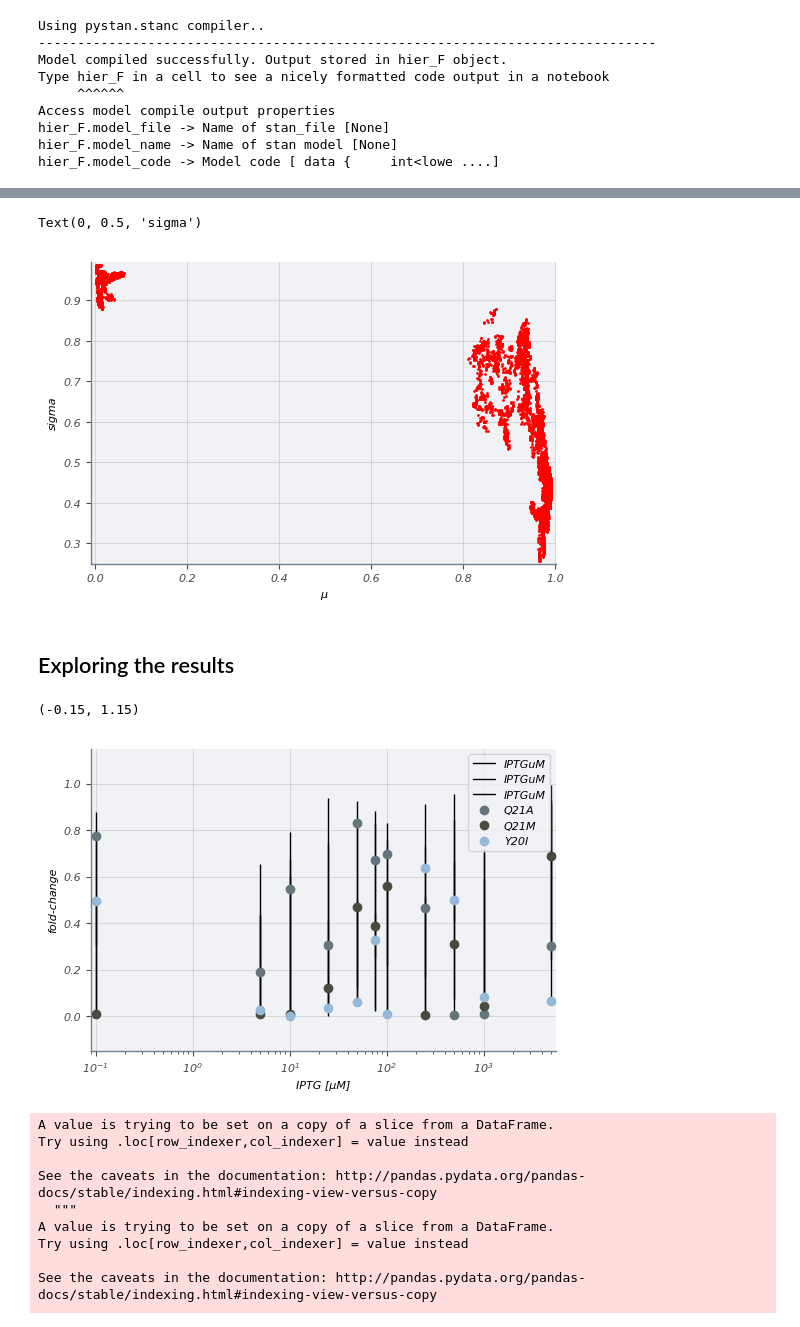
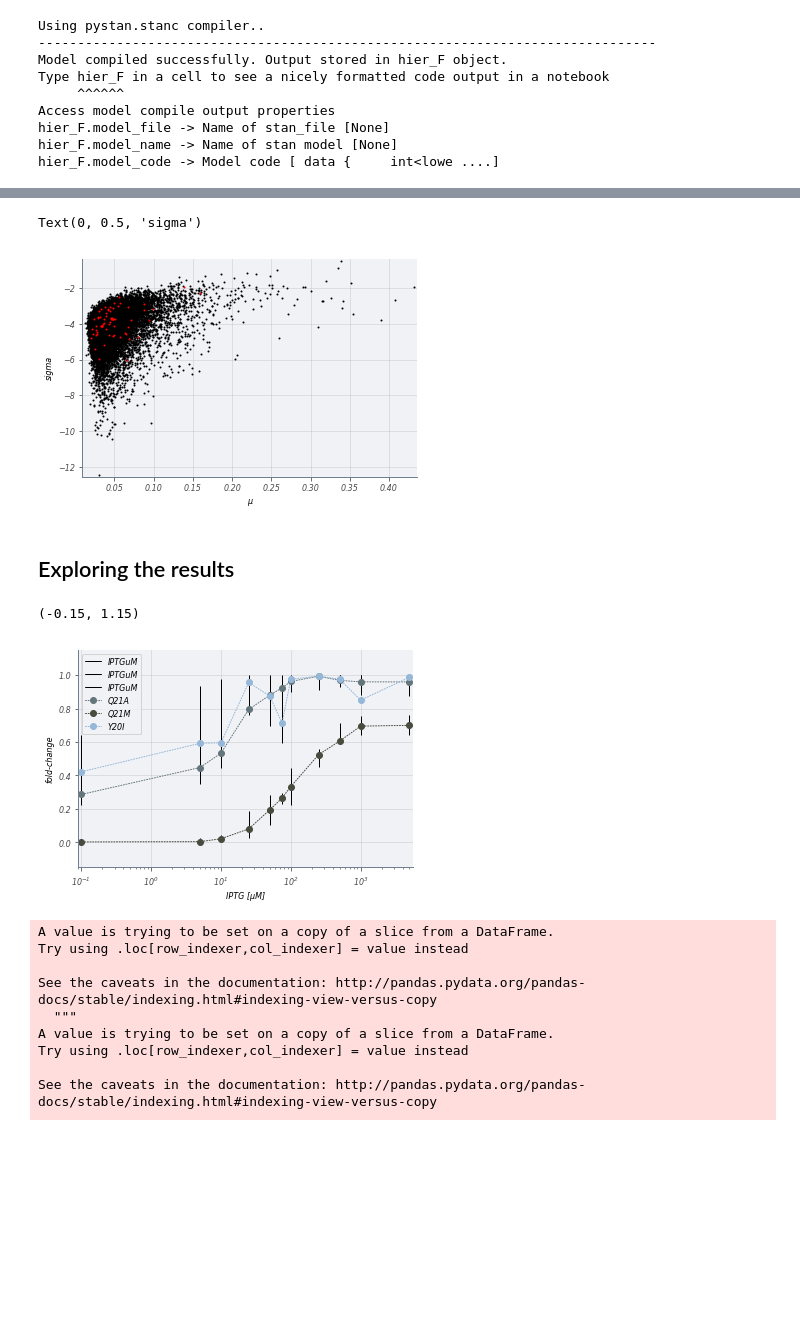
Before and after one commit to RPGroup-PBoC/mwc_mutants, a Jupyter notebook: code/analysis/hierarchical_f.ipynb, the cells around one changed output, grey strips where cells are left out. Cells and saved outputs as stored; diff of their text form; code cells hidden in the pictures; blank space fills up the shorter version.

Commit message:
Update before reworking models

```diff
--- a/code/analysis/hierarchical_f.ipynb
+++ b/code/analysis/hierarchical_f.ipynb
@@ -66,11 +61,14 @@ model = pystan.StanModel(model_code=hier_F.model_code)
 dfs = []
 grouped = data.groupby(['class', 'mutant', 'repressors', 'operator', 'IPTGuM'])
 _idx = 1
+idx_map = {}
 for g, d in grouped:
     d = d.copy()
     d['idx'] = _idx
     dfs.append(d)
+    idx_map[_idx] = g
     _idx += 1
+
 
 _data = pd.concat(dfs, sort=False)
 # Generate data dict
@@ -79,5 +77,5 @@ data_dict = {'N': len(_data),
              'idx':_data['idx'].astype(int),
              'obs_fc': _data['fold_change']}
 
-samples = model.sampling(data_dict, iter=5000, control=dict(adapt_delta=0.99))
+samples = model.sampling(data_dict, iter=8000, control=dict(adapt_delta=0.99))
 # %% [output]
@@ -101,18 +84,18 @@ WARNING:pystan:E-BFMI below 0.2 indicates you may need to reparameterize your mo
 # %%
 samples_df = samples.to_dataframe()
 fig, ax = plt.subplots()
 for g, d in samples_df.groupby(['divergent__']):
     if g == 0:
         color = 'k'
     else:
         color = 'r'
-    ax.plot(d['mu_fc[8]'], d['sigma_fc[10]'], '.', ms=2, color=color)
+    ax.plot(d['sigma_fc[8]'], d['empirical_bohr[8]'], '.', ms=2, color=color)
 
 ax.set_xlabel('µ')
 ax.set_ylabel('sigma')
 # %% [output]
 Text(0, 0.5, 'sigma')
-[figure, old version]
+[figure, new version]
 # %%
 stat_df = pd.DataFrame()
 ind = np.argmax(samples_df['lp__'].values)
@@ -151,14 +134,14 @@ ax.set_xlabel('IPTG [µM]')
 ax.set_ylabel('fold-change')
 
 for g, d in DNA_muts.groupby(['mutant']):
-    ax.errorbar(d['IPTGuM'], d['fc_mu_mode'], fmt='o', lw=1, linestyle='none', label=g)
+    ax.errorbar(d['IPTGuM'], d['fc_mu_mode'], fmt='o', lw=1, linestyle=':', label=g)
     ax.vlines(d['IPTGuM'], d['fc_mu_min'], d['fc_mu_max'], lw=1)
 ax.legend()
 
 ax.set_ylim([-0.15, 1.15])
 # %% [output]
 (-0.15, 1.15)
-[figure, old version]
+[figure, new version]
 # %%
 import mut.thermo
 constants = mut.thermo.load_constants()
```
Also changed, not shown: parts of 5 cells of this notebook, 1 other file.
